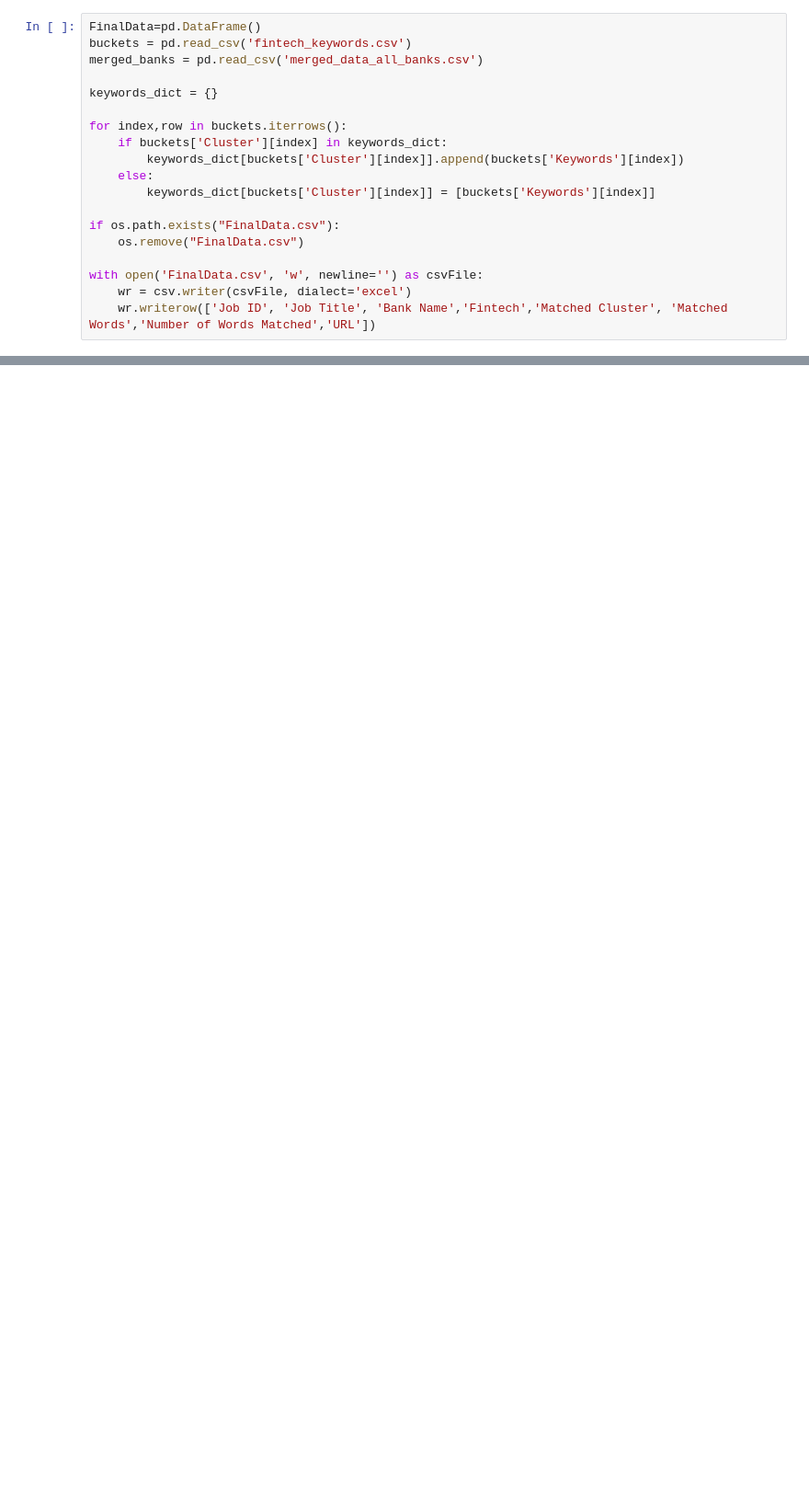
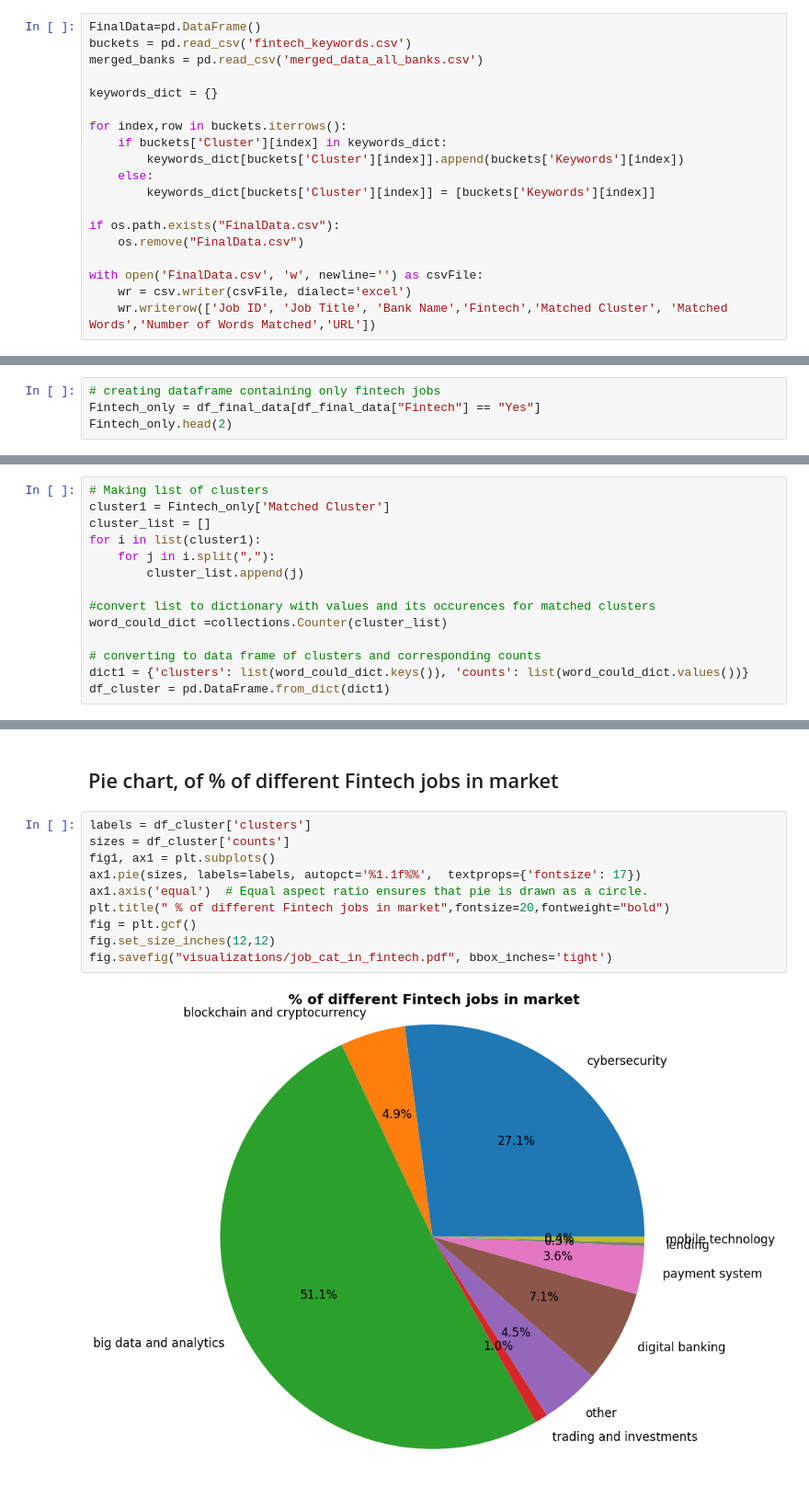
Before and after one commit to dawna14/Data-Science-Engineering-Methods, a Jupyter notebook: Assignment2/data_mapping.ipynb, the cells around one changed output, grey strips where cells are left out. Shown: that part at 92% size. Saved outputs shown, nothing was run; the diff lists cells and outputs as text; blank space fills up the shorter version.

```diff
--- a/Assignment2/data_mapping.ipynb
+++ b/Assignment2/data_mapping.ipynb
@@ -58,0 +178,4 @@ csvFile.close()
+# %%
+# creating dataframe containing only fintech jobs
+Fintech_only = df_final_data[df_final_data["Fintech"] == "Yes"]
+Fintech_only.head(2)
@@ -58,0 +186,14 @@ csvFile.close()
+# %%
+# Making list of clusters
+cluster1 = Fintech_only['Matched Cluster']
+cluster_list = []
+for i in list(cluster1):
+    for j in i.split(","):
+        cluster_list.append(j)
+
+#convert list to dictionary with values and its occurences for matched clusters
+word_could_dict =collections.Counter(cluster_list)
+
+# converting to data frame of clusters and corresponding counts
+dict1 = {'clusters': list(word_could_dict.keys()), 'counts': list(word_could_dict.values())}
+df_cluster = pd.DataFrame.from_dict(dict1)
@@ -58,0 +213,14 @@ csvFile.close()
+# %% [markdown]
+## Pie chart, of % of different Fintech jobs in market
+# %%
+labels = df_cluster['clusters']
+sizes = df_cluster['counts']
+fig1, ax1 = plt.subplots()
+ax1.pie(sizes, labels=labels, autopct='%1.1f%%',  textprops={'fontsize': 17})
+ax1.axis('equal')  # Equal aspect ratio ensures that pie is drawn as a circle.
+plt.title(" % of different Fintech jobs in market",fontsize=20,fontweight="bold")
+fig = plt.gcf()
+fig.set_size_inches(12,12)
+fig.savefig("visualizations/job_cat_in_fintech.pdf", bbox_inches='tight')
+# %% [output]
+[figure, added]
```
Also changed, not shown: parts of 20 cells of this notebook.
